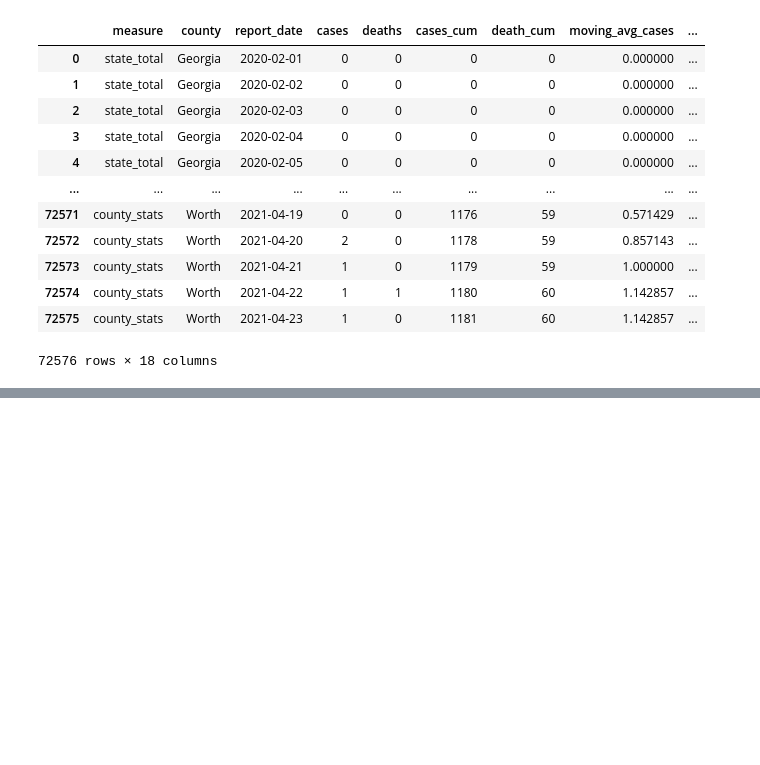
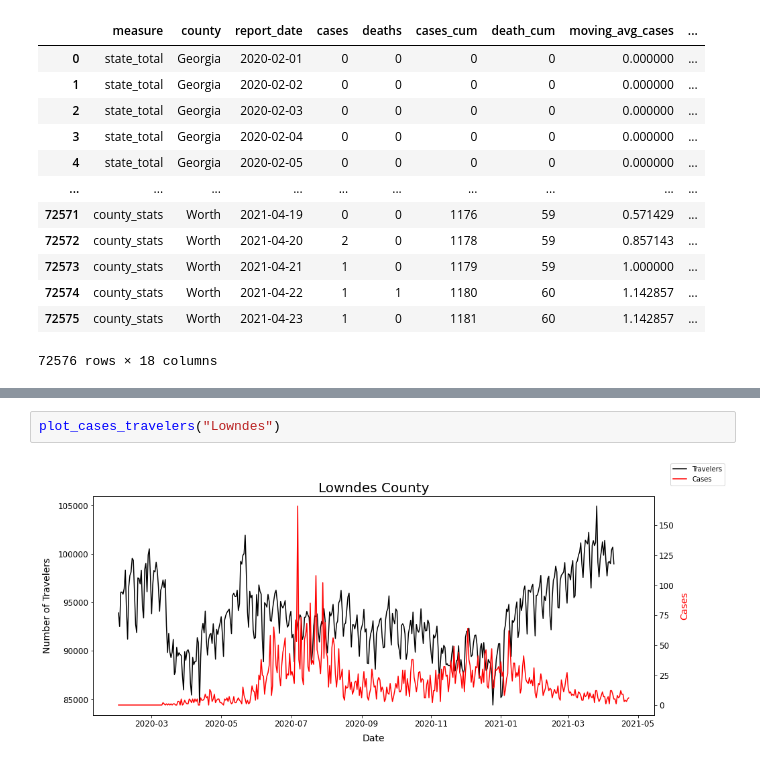
Before and after one commit to mrepasky3/ISYE6416-Spring2021-Project, a Jupyter notebook: Data_Exploration.ipynb, the cells around one changed output, grey strips where cells are left out. Drawn from its saved outputs; the diff is of its cells as text; blank space fills up the shorter version.

```diff
--- a/Data_Exploration.ipynb
+++ b/Data_Exploration.ipynb
@@ -79,0 +83,4 @@ ValueError: The truth value of an array with more than one element is ambiguous.
+# %%
+plot_cases_travelers("Lowndes")
+# %% [output]
+[figure, added]
```
Also changed, not shown: parts of 11 cells of this notebook, 1 other file.
